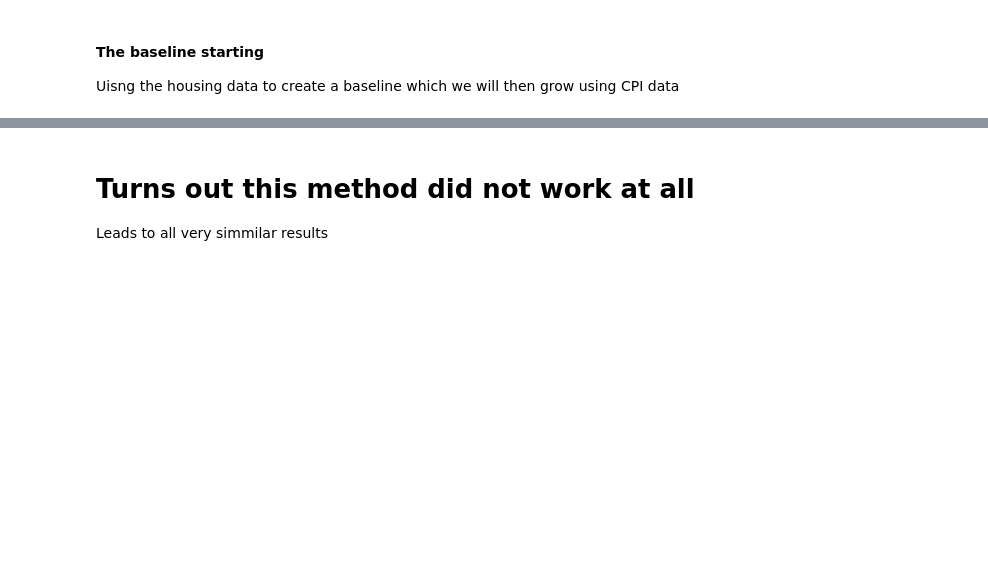
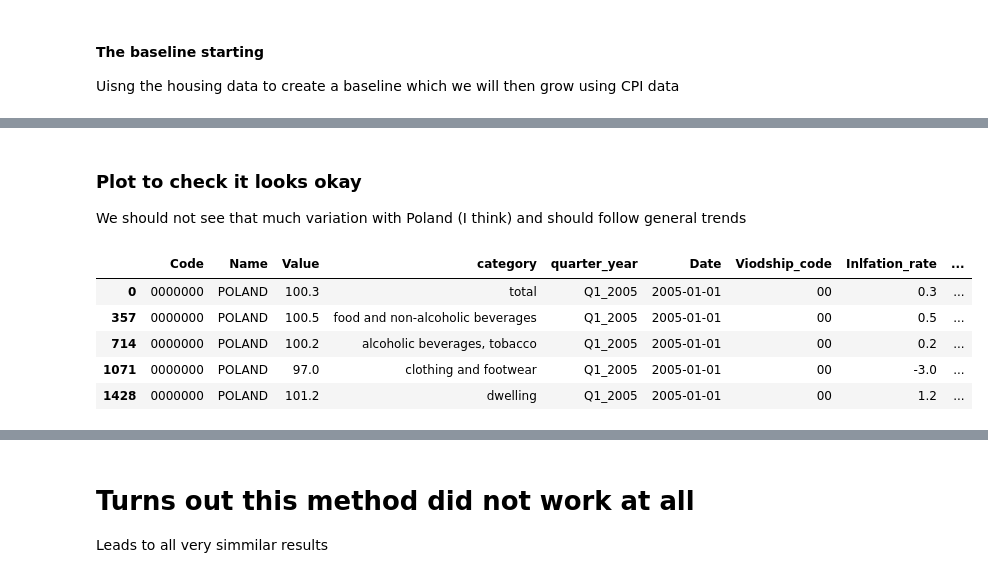
Before and after one commit to harrisonluff/Group_Project_Y3, a Jupyter notebook: notebooks/analysis/00_regional_price_index.ipynb, the cells around one changed output, grey strips where cells are left out. Saved outputs shown, nothing was run; the diff lists cells and outputs as text; code cells hidden in the pictures; blank space fills up the shorter version.

```diff
--- a/notebooks/analysis/00_regional_price_index.ipynb
+++ b/notebooks/analysis/00_regional_price_index.ipynb
@@ -187,0 +183,21 @@ sns.lineplot(data=houses[houses['Name'].isin(top_10)], x='Date', y='Price_PLN',
+# %%
+#create the viodship code column for merging with the inflation data
+
+# Convert to string and pad with leading zeros until the length is 7
+houses['Code'] = houses['Code'].astype(str).str.zfill(7)
+houses['Viodship_code'] = houses['Code'].astype(str).str[:2]
+houses['quarter_year'] = houses['Quarter_Year']
+
+#inflation data
+inflation_final['Code'] = inflation_final['Code'].astype(str).str.zfill(7)
+inflation_final['Viodship_code'] = inflation_final['Code'].astype(str).str[:2]
+
+#merge data on viodship and quarter-year
+price_levels = pd.merge(houses, inflation_final, on=['Viodship_code', 'quarter_year'], how='inner')
+
+#keep only the relevant columns
+price_levels = price_levels[['Code_x', 'Name_x','Price_PLN','quarter_year','Date_x','Viodship_code','Value','category']]
+price_levels.rename(columns={'Code_x': 'Code', 'Name_x': 'Name', 'quarter_year': 'Quarter_Year', 'Date_x': 'Date', 'Value': 'Price_Index', 'category': 'Inflation_Category','Price_PLN':'House_price_PLN'}, inplace=True)
+
+#index price levels for houes to 100
+price_levels['House_Price_Index'] = (price_levels['House_price_PLN'] / poland_avg) * 100
@@ -187,0 +303,15 @@ sns.lineplot(data=houses[houses['Name'].isin(top_10)], x='Date', y='Price_PLN',
+# %% [markdown]
+### Plot to check it looks okay
+We should not see that much variation with Poland (I think) and should follow general trends
+# %%
+inflation_final = inflation_final.sort_values(['Code', 'Date'])
+inflation_final['Inflation_rate'] = inflation_final['Value'] - 100
+
+inflation_final.head()
+# %% [output]
+|  | Code | Name | Value | category | quarter_year | Date | Viodship_code | Inlfation_rate | ... |
+| 0 | 0000000 | POLAND | 100.3 | total | Q1_2005 | 2005-01-01 | 00 | 0.3 | ... |
+| 357 | 0000000 | POLAND | 100.5 | food and non-alcoholic beverages | Q1_2005 | 2005-01-01 | 00 | 0.5 | ... |
+| 714 | 0000000 | POLAND | 100.2 | alcoholic beverages, tobacco | Q1_2005 | 2005-01-01 | 00 | 0.2 | ... |
+| 1071 | 0000000 | POLAND | 97.0 | clothing and footwear | Q1_2005 | 2005-01-01 | 00 | -3.0 | ... |
+| 1428 | 0000000 | POLAND | 101.2 | dwelling | Q1_2005 | 2005-01-01 | 00 | 1.2 | ... |
```
Also changed, not shown: parts of 14 cells of this notebook, 1 other file.
